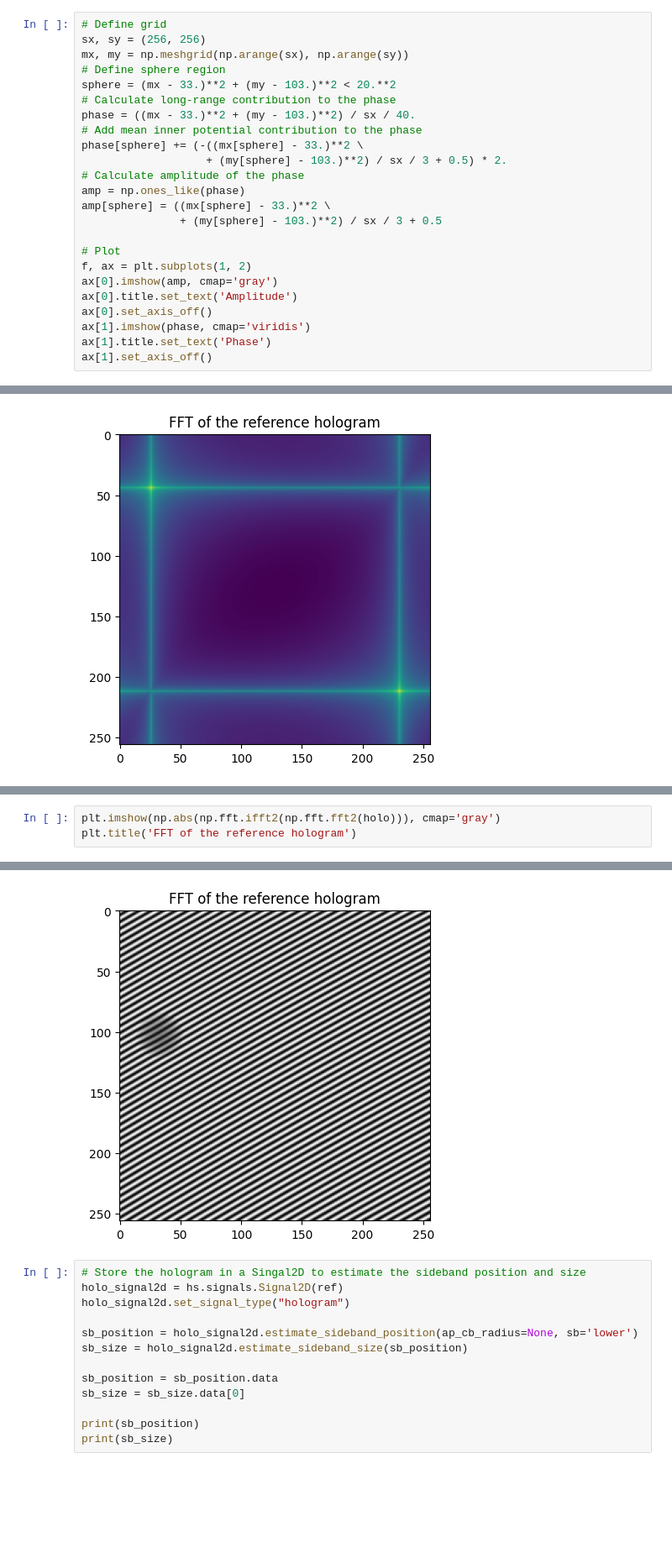
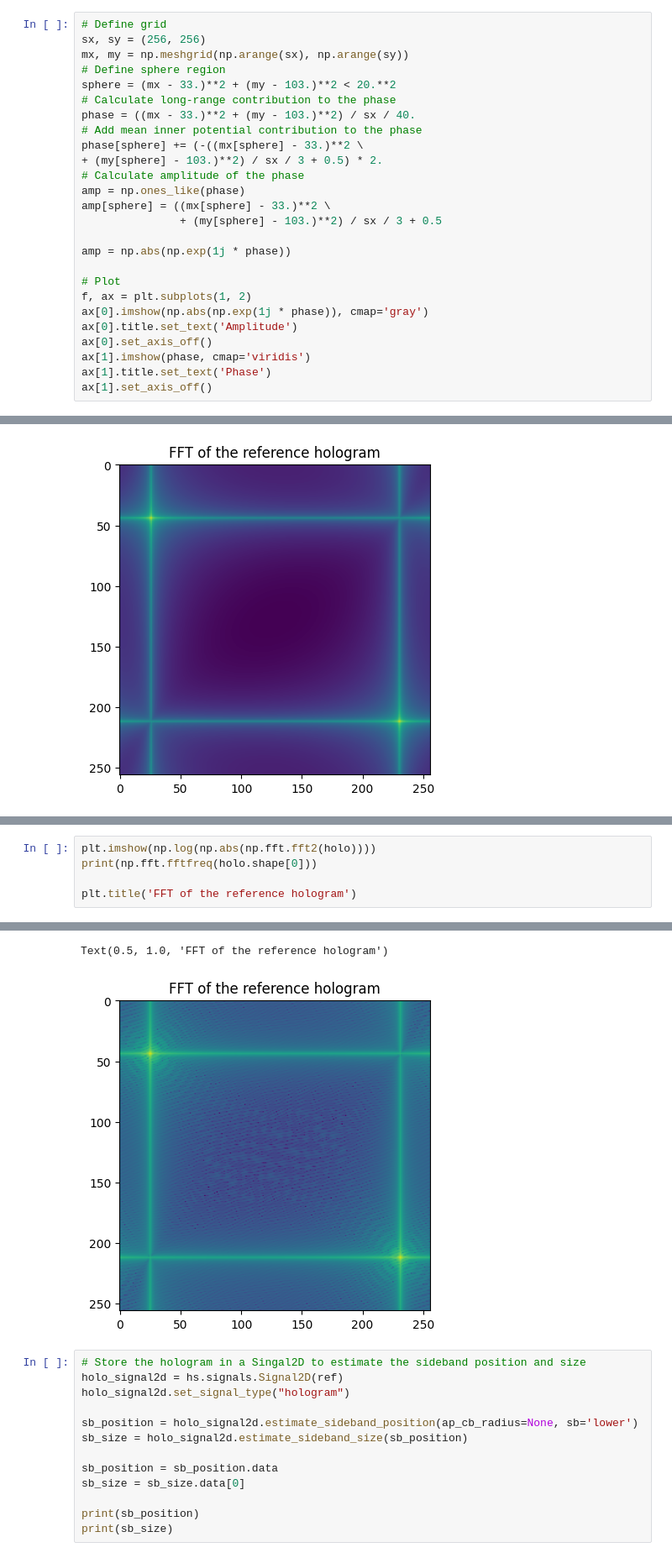
Before and after one commit to cttdev/holo, a Jupyter notebook: main.ipynb, the cells around one changed output, grey strips where cells are left out. Shown at 84% size. Saved outputs shown, nothing was run; the diff lists cells and outputs as text; blank space fills up the shorter version.

```diff
--- a/main.ipynb
+++ b/main.ipynb
@@ -27,15 +31,17 @@ sphere = (mx - 33.)**2 + (my - 103.)**2 < 20.**2
 phase = ((mx - 33.)**2 + (my - 103.)**2) / sx / 40.
 # Add mean inner potential contribution to the phase
 phase[sphere] += (-((mx[sphere] - 33.)**2 \
-                   + (my[sphere] - 103.)**2) / sx / 3 + 0.5) * 2.
++ (my[sphere] - 103.)**2) / sx / 3 + 0.5) * 2.
 # Calculate amplitude of the phase
 amp = np.ones_like(phase)
 amp[sphere] = ((mx[sphere] - 33.)**2 \
                + (my[sphere] - 103.)**2) / sx / 3 + 0.5
 
+amp = np.abs(np.exp(1j * phase))
+
 # Plot
 f, ax = plt.subplots(1, 2)
-ax[0].imshow(amp, cmap='gray')
+ax[0].imshow(np.abs(np.exp(1j * phase)), cmap='gray')
 ax[0].title.set_text('Amplitude')
 ax[0].set_axis_off()
 ax[1].imshow(phase, cmap='viridis')
@@ -75,4 +84,6 @@ plt.imshow(holo, cmap='gray')
 # %%
-plt.imshow(np.abs(np.fft.ifft2(np.fft.fft2(holo))), cmap='gray')
+plt.imshow(np.log(np.abs(np.fft.fft2(holo))))
+print(np.fft.fftfreq(holo.shape[0]))
+
 plt.title('FFT of the reference hologram')
 # %% [output]
@@ -80,4 +107,5 @@ Text(0.5, 1.0, 'FFT of the reference hologram')
+Text(0.5, 1.0, 'FFT of the reference hologram')
-[figure, old version]
+[figure, new version]
 # %%
 # Store the hologram in a Singal2D to estimate the sideband position and size
 holo_signal2d = hs.signals.Signal2D(ref)
```
Also changed, not shown: parts of 7 cells of this notebook, 2 other files.
